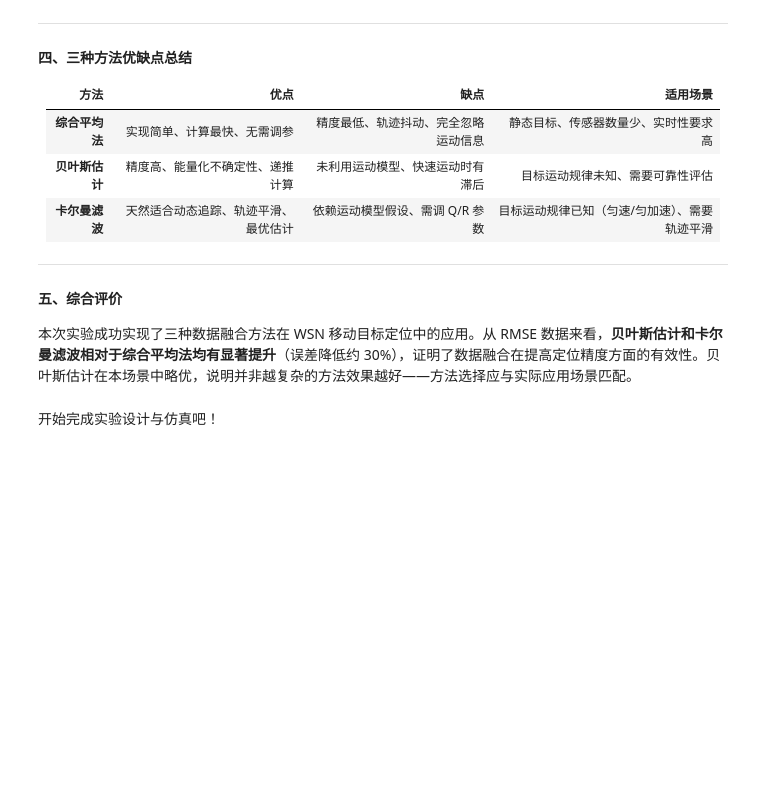
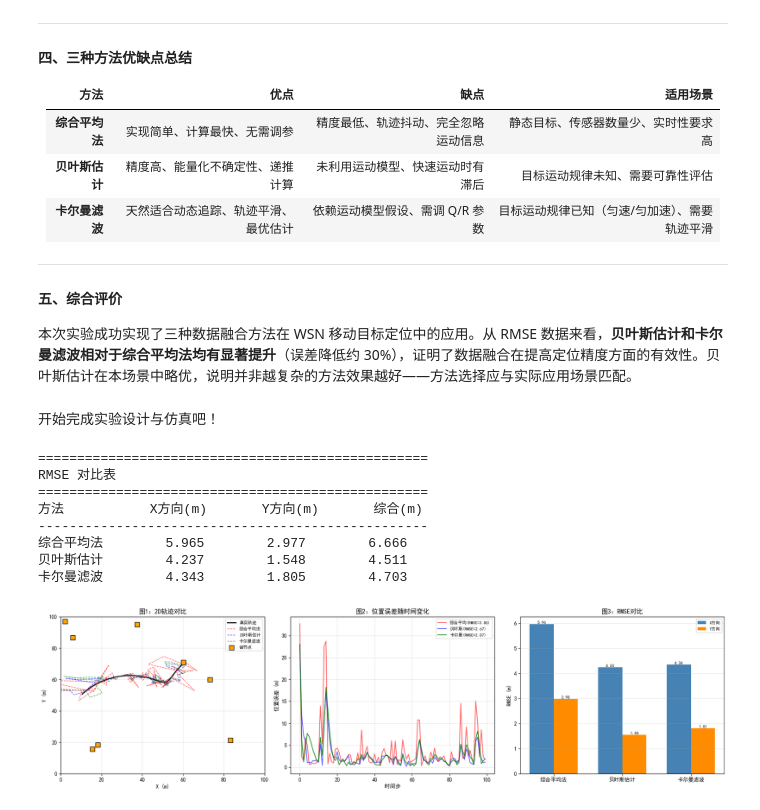
Before and after one commit to ddgmma/wireless-sensor-networks, a Jupyter notebook: main.ipynb, the cells around one changed output. Cells and saved outputs as stored; diff of their text form; code cells hidden in the pictures; blank space fills up the shorter version.

```diff
--- a/main.ipynb
+++ b/main.ipynb
@@ -271,14 +271,6 @@ import numpy as np
 import matplotlib.pyplot as plt
 import matplotlib.font_manager as fm
 import os, urllib.request
-
-# 自动下载中文字体（兼容 Linux / AI Studio）
-_font_path = os.path.expanduser("~/.fonts/WenQuanYiMicroHei.ttf")
-if not os.path.exists(_font_path):
-    os.makedirs(os.path.dirname(_font_path), exist_ok=True)
-    url = "https://raw.githubusercontent.com/StellarCN/scp_zh/master/fonts/WenQuanYiMicroHei.ttf"
-    urllib.request.urlretrieve(url, _font_path)
-fm.fontManager.addfont(_font_path)
 
 # 支持中文显示
 plt.rcParams['font.sans-serif'] = ['WenQuanYiMicroHei', 'SimHei', 'DejaVu Sans']
@@ -506,30 +498,40 @@ ax.set_xlabel('时间步')
 ax.set_ylabel('位置误差 (m)')
 ax.set_title('图2：位置误差随时间变化')
 ax.legend(fontsize=8)
 ax.grid(True, alpha=0.3)
 
 # ---- 图3：RMSE柱状图对比 ----
 ax = axes[2]
 methods = ['综合平均法', '贝叶斯估计', '卡尔曼滤波']
 rmse_x = [rmse_avg[0], rmse_bayes[0], rmse_kf[0]]
 rmse_y = [rmse_avg[1], rmse_bayes[1], rmse_kf[1]]
 x_pos = np.arange(len(methods))
 width = 0.35
 bars1 = ax.bar(x_pos - width/2, rmse_x, width, label='X方向', color='steelblue')
 bars2 = ax.bar(x_pos + width/2, rmse_y, width, label='Y方向', color='darkorange')
 # 在柱状图上标注数值
 for bar in bars1:
     ax.text(bar.get_x() + bar.get_width()/2, bar.get_height() + 0.02,
             f'{bar.get_height():.2f}', ha='center', fontsize=8)
 for bar in bars2:
     ax.text(bar.get_x() + bar.get_width()/2, bar.get_height() + 0.02,
             f'{bar.get_height():.2f}', ha='center', fontsize=8)
 ax.set_xticks(x_pos)
 ax.set_xticklabels(methods)
 ax.set_ylabel('RMSE (m)')
 ax.set_title('图3：RMSE对比')
 ax.legend(fontsize=8)
 ax.grid(True, alpha=0.3, axis='y')
 
 plt.tight_layout()
 plt.show()
+# %% [output]
+==================================================
+RMSE 对比表
+==================================================
+方法           X方向(m)       Y方向(m)       综合(m)
+--------------------------------------------------
+综合平均法        5.965        2.977        6.666
+贝叶斯估计        4.237        1.548        4.511
+卡尔曼滤波        4.343        1.805        4.703
+[figure, added]
```
